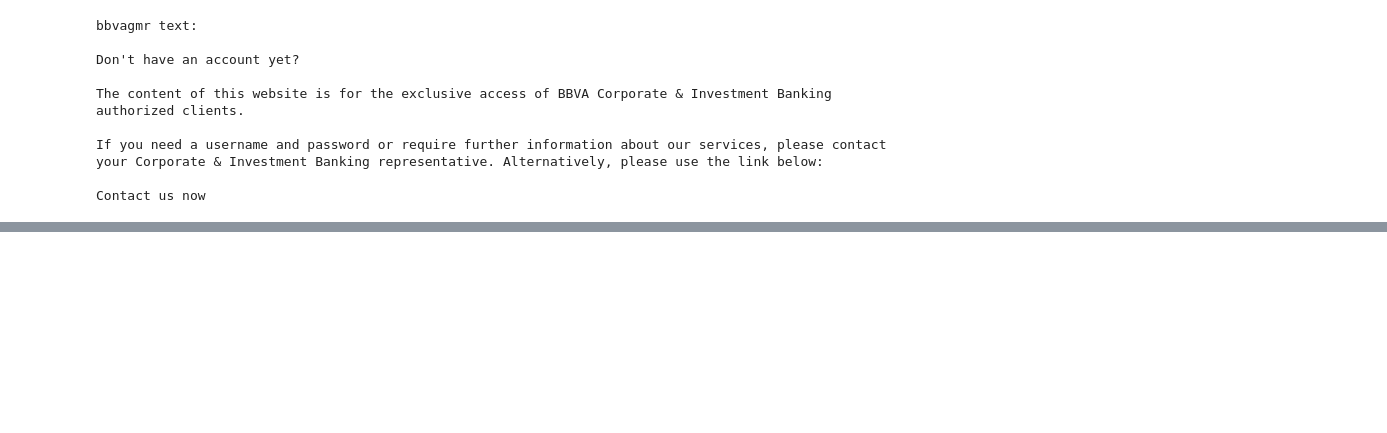
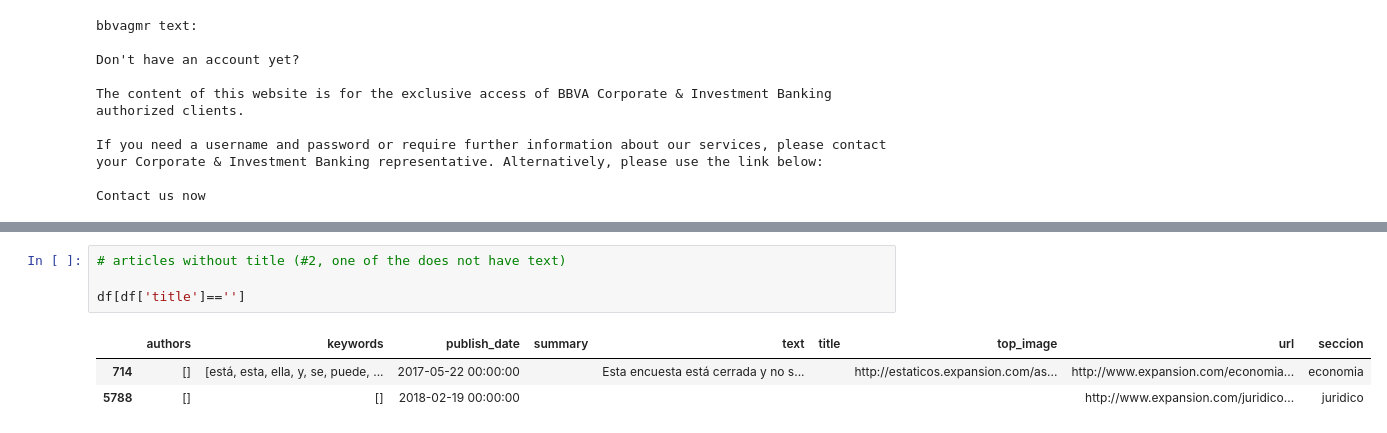
Before and after one commit to adriamoya/bcpnews, a Jupyter notebook: newspaper_scraper/01_Analysis_datasets.ipynb, the cells around one changed output, grey strips where cells are left out. Drawn from its saved outputs; the diff is of its cells as text; blank space fills up the shorter version.

```diff
--- a/newspaper_scraper/01_Analysis_email_articles.ipynb
+++ b/newspaper_scraper/01_Analysis_datasets.ipynb
@@ -246,0 +289,8 @@ df_dups
+# %%
+# articles without title (#2, one of the does not have text)
+
+df[df['title']=='']
+# %% [output]
+|  | authors | keywords | publish_date | summary | text | title | top_image | url | seccion |
+| 714 | [] | [está, esta, ella, y, se, puede, ... | 2017-05-22 00:00:00 |  | Esta encuesta está cerrada y no s... |  | http://estaticos.expansion.com/as... | http://www.expansion.com/economia... | economia |
+| 5788 | [] | [] | 2018-02-19 00:00:00 |  |  |  |  | http://www.expansion.com/juridico... | juridico |
```
Also changed, not shown: parts of 39 cells of this notebook, 5 other files.
